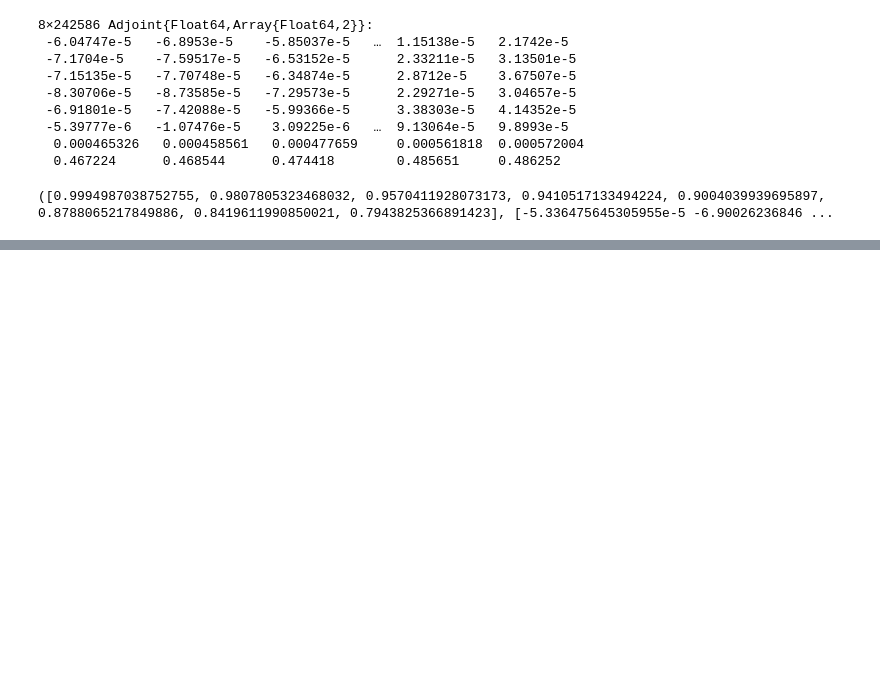
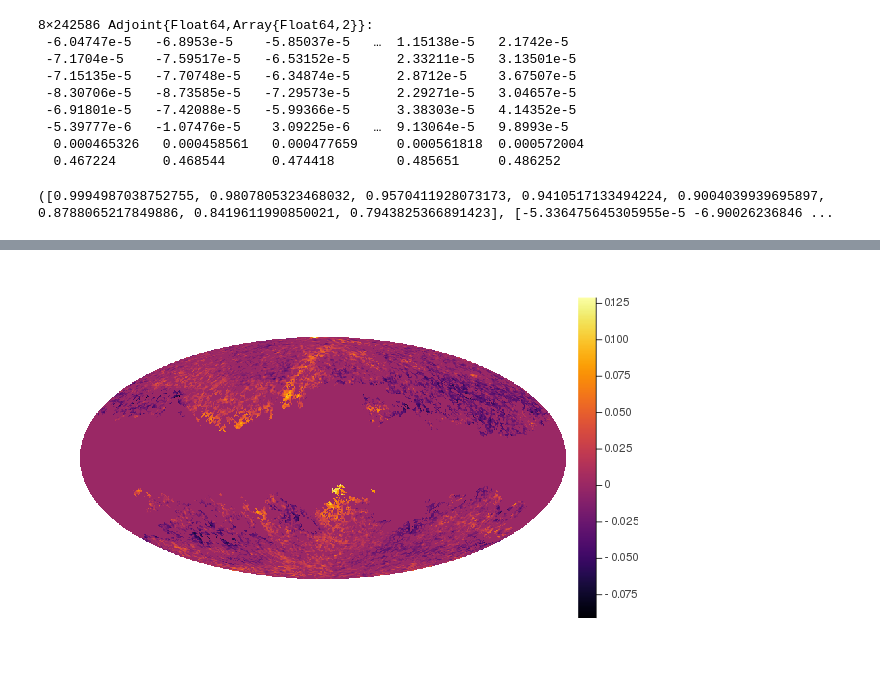
Before and after one commit to quzhijie/CMB_SZ, a Jupyter notebook: DMF_CMB_SZ.ipynb, the cells around one changed output, grey strips where cells are left out. Cells and saved outputs as stored; diff of their text form; code cells hidden in the pictures; blank space fills up the shorter version.

```diff
--- a/DMF_CMB_SZ.ipynb
+++ b/DMF_CMB_SZ.ipynb
@@ -59,5 +65,7 @@ plot(map_temp)
 # %%
 map_temp.pixels[mask_good] .= C_hat[:, 4]
-plot(map_temp)
+plot(map_temp, fmt = :png)
+# %% [output]
+[figure, added]
 # %%
 map_temp.pixels[mask_good] .= C_hat[:, 5]
```
Also changed, not shown: parts of 4 cells of this notebook, 1 other file.
